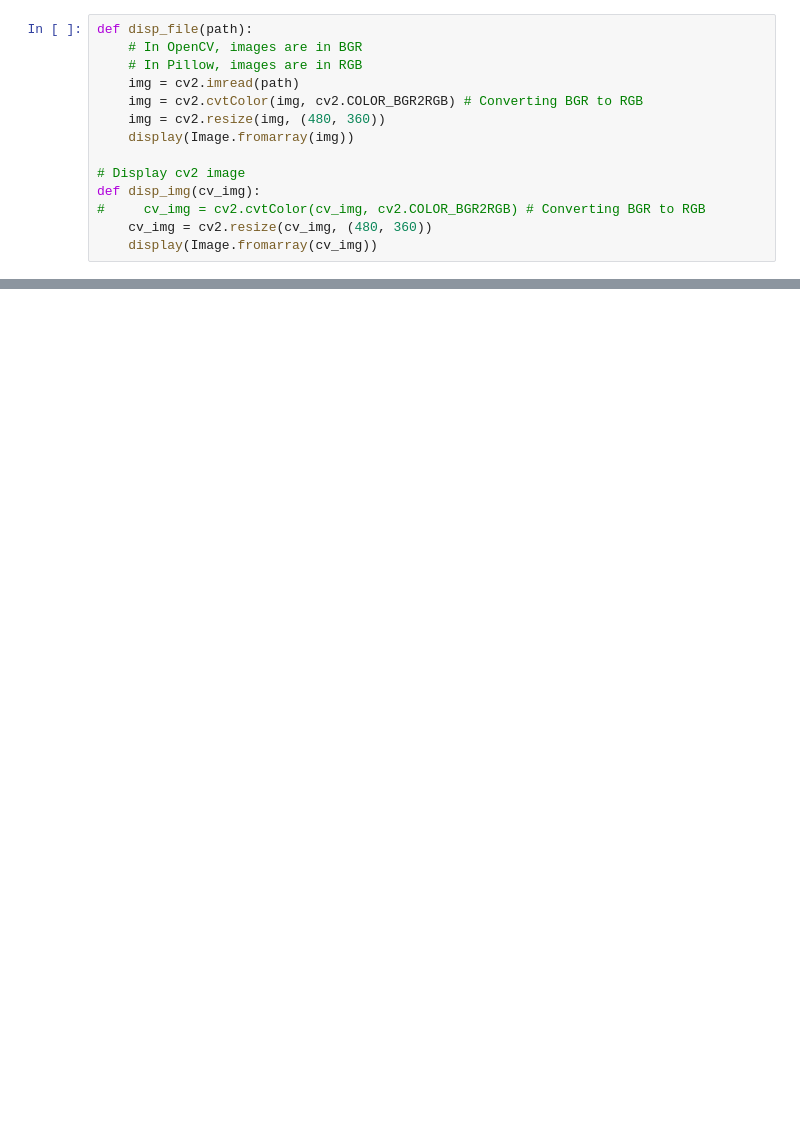
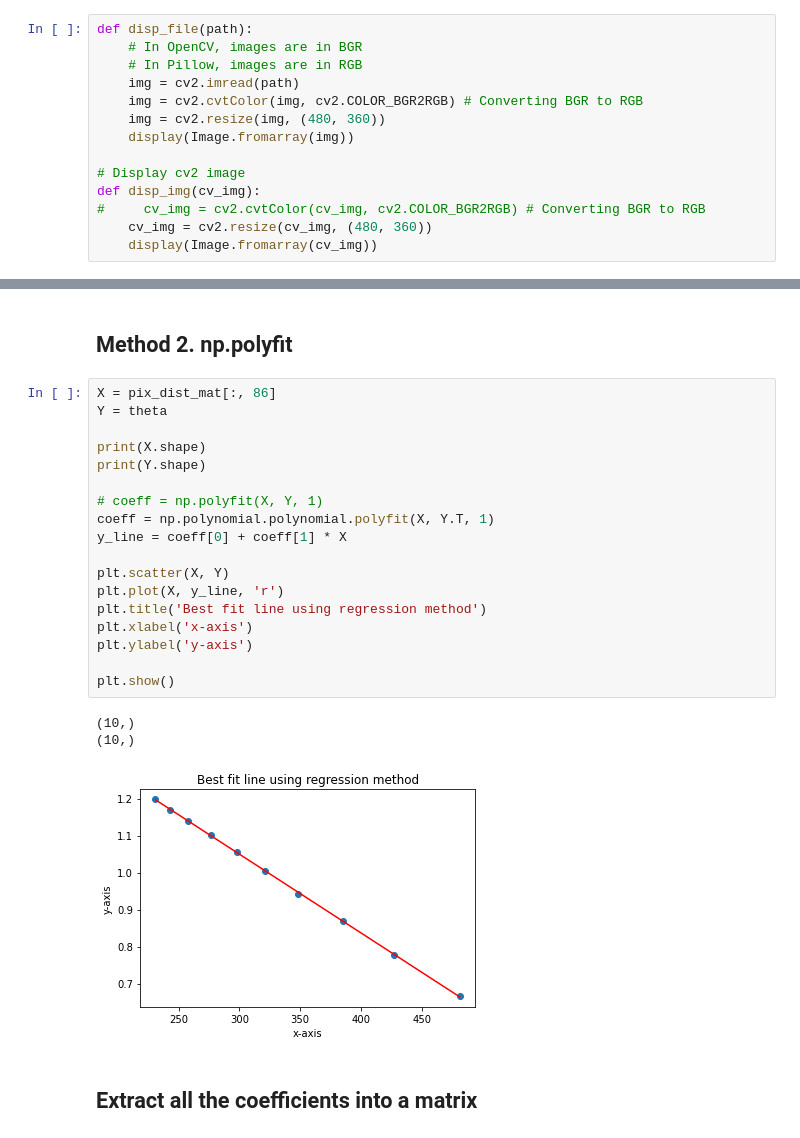
Before and after one commit to B33Boy/3D-Scanner, a Jupyter notebook: Notebooks/triangulate_laser.ipynb, the cells around one changed output, grey strips where cells are left out. Saved outputs shown, nothing was run; the diff lists cells and outputs as text; blank space fills up the shorter version.

```diff
--- a/Notebooks/triangulate_laser.ipynb
+++ b/Notebooks/triangulate_laser.ipynb
@@ -94,0 +182,26 @@ offset = 0 # dist b/w camera and test rig
+# %% [markdown]
+## Method 2. np.polyfit
+# %%
+X = pix_dist_mat[:, 86]
+Y = theta
+
+print(X.shape)
+print(Y.shape)
+
+# coeff = np.polyfit(X, Y, 1)
+coeff = np.polynomial.polynomial.polyfit(X, Y.T, 1)
+y_line = coeff[0] + coeff[1] * X
+
+plt.scatter(X, Y)
+plt.plot(X, y_line, 'r')
+plt.title('Best fit line using regression method')
+plt.xlabel('x-axis')
+plt.ylabel('y-axis')
+
+plt.show()
+# %% [output]
+(10,)
+(10,)
+[figure, added]
+# %% [markdown]
+## Extract all the coefficients into a matrix
```
Also changed, not shown: parts of 18 cells of this notebook, 12 other files.
